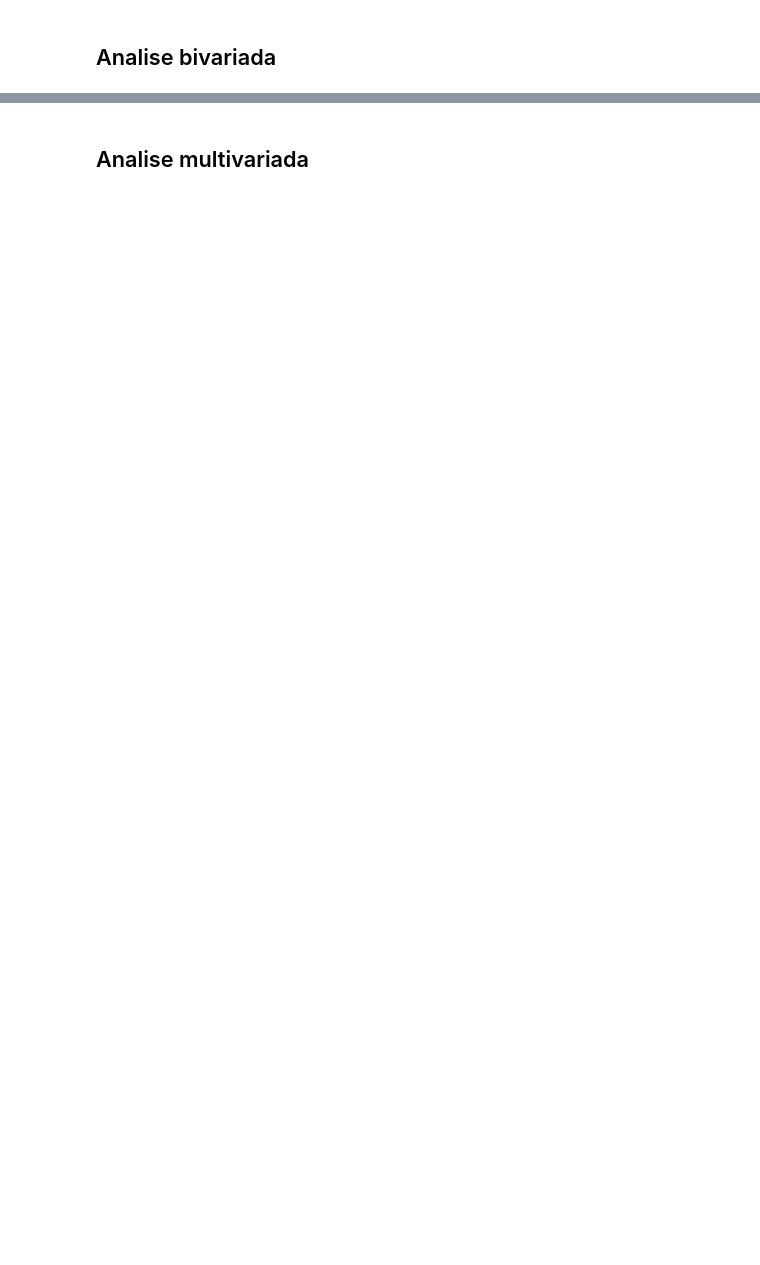
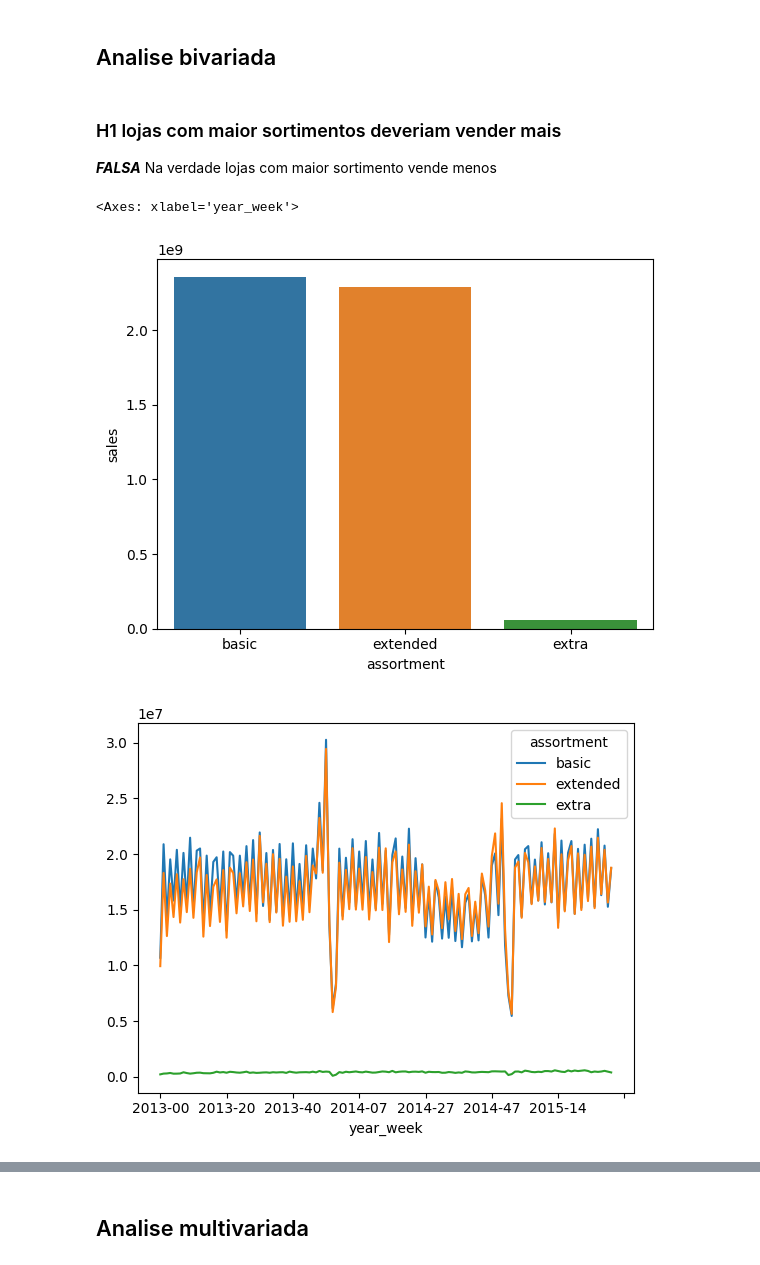
Before and after one commit to MayconRochaaa/rossmann_project, a Jupyter notebook: store_sales_prediction.ipynb, the cells around one changed output, grey strips where cells are left out. Saved outputs shown, nothing was run; the diff lists cells and outputs as text; code cells hidden in the pictures; blank space fills up the shorter version.

```diff
--- a/store_sales_prediction.ipynb
+++ b/store_sales_prediction.ipynb
@@ -376,2 +418,20 @@ num_attributes.hist(bins=25, figsize=(21,14));
 # %% [markdown]
 ## Analise bivariada
+# %% [markdown]
+### H1 lojas com maior sortimentos deveriam vender mais
+
+***FALSA*** Na verdade lojas com maior sortimento vende menos
+# %%
+aux1 = df4_train[['assortment','sales']].groupby('assortment').sum().reset_index()
+
+sns.barplot(x='assortment', y='sales', data=aux1);
+
+aux2 = df4_train[['year_week','assortment','sales']].groupby(['year_week', 'assortment']).sum().reset_index()
+aux2.pivot(index='year_week', columns='assortment', values='sales').plot()
+
+aux3 = aux2[aux2['assortment'] =='extra']
+aux3.pivot(index='year_week', columns='assortment', values='sales').plot()
+# %% [output]
+<Axes: xlabel='year_week'>
+[figure, added]
+[figure, added]
```
Also changed, not shown: parts of 13 cells of this notebook.
